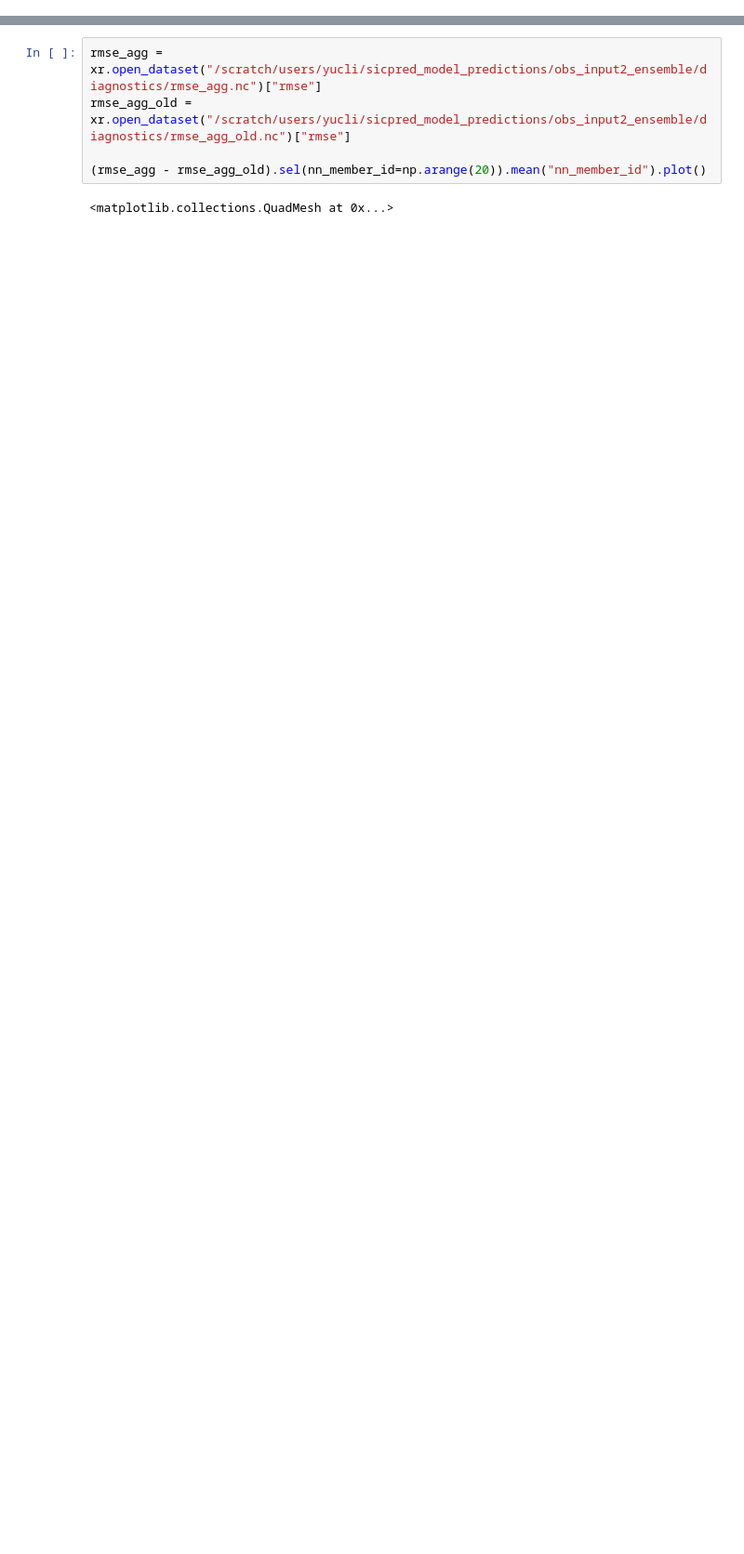
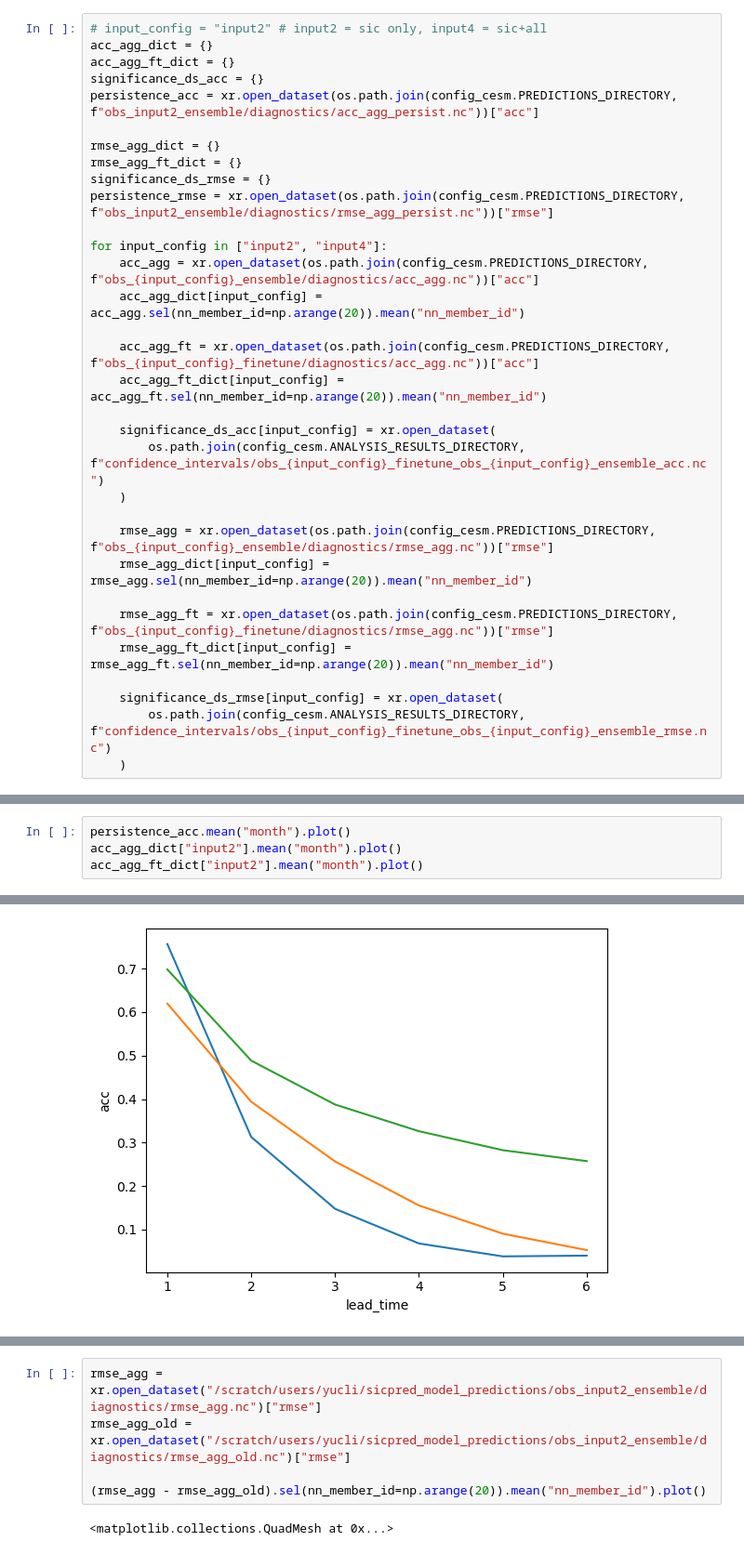
Before and after one commit to ychnli/sicpred, a Jupyter notebook: exp3_figures.ipynb, the cells around one changed output, grey strips where cells are left out. Shown at 93% size. Drawn from its saved outputs; the diff is of its cells as text; blank space fills up the shorter version.

```diff
--- a/exp3_figures.ipynb
+++ b/exp3_figures.ipynb
@@ -43,0 +39,32 @@ acc_agg_old = xr.open_dataset("/scratch/users/yucli/sicpred_model_predictions/ob
+# %%
+# input_config = "input2" # input2 = sic only, input4 = sic+all
+acc_agg_dict = {}
+acc_agg_ft_dict = {}
+significance_ds_acc = {}
+persistence_acc = xr.open_dataset(os.path.join(config_cesm.PREDICTIONS_DIRECTORY, f"obs_input2_ensemble/diagnostics/acc_agg_persist.nc"))["acc"]
+
+rmse_agg_dict = {}
+rmse_agg_ft_dict = {}
+significance_ds_rmse = {}
+persistence_rmse = xr.open_dataset(os.path.join(config_cesm.PREDICTIONS_DIRECTORY, f"obs_input2_ensemble/diagnostics/rmse_agg_persist.nc"))["rmse"]
+
+for input_config in ["input2", "input4"]:
+    acc_agg = xr.open_dataset(os.path.join(config_cesm.PREDICTIONS_DIRECTORY, f"obs_{input_config}_ensemble/diagnostics/acc_agg.nc"))["acc"]
+    acc_agg_dict[input_config] = acc_agg.sel(nn_member_id=np.arange(20)).mean("nn_member_id")
+
+    acc_agg_ft = xr.open_dataset(os.path.join(config_cesm.PREDICTIONS_DIRECTORY, f"obs_{input_config}_finetune/diagnostics/acc_agg.nc"))["acc"]
+    acc_agg_ft_dict[input_config] = acc_agg_ft.sel(nn_member_id=np.arange(20)).mean("nn_member_id")
+
+    significance_ds_acc[input_config] = xr.open_dataset(
+        os.path.join(config_cesm.ANALYSIS_RESULTS_DIRECTORY, f"confidence_intervals/obs_{input_config}_finetune_obs_{input_config}_ensemble_acc.nc")
+    )
+
+    rmse_agg = xr.open_dataset(os.path.join(config_cesm.PREDICTIONS_DIRECTORY, f"obs_{input_config}_ensemble/diagnostics/rmse_agg.nc"))["rmse"]
+    rmse_agg_dict[input_config] = rmse_agg.sel(nn_member_id=np.arange(20)).mean("nn_member_id")
+
+    rmse_agg_ft = xr.open_dataset(os.path.join(config_cesm.PREDICTIONS_DIRECTORY, f"obs_{input_config}_finetune/diagnostics/rmse_agg.nc"))["rmse"]
+    rmse_agg_ft_dict[input_config] = rmse_agg_ft.sel(nn_member_id=np.arange(20)).mean("nn_member_id")
+
+    significance_ds_rmse[input_config] = xr.open_dataset(
+        os.path.join(config_cesm.ANALYSIS_RESULTS_DIRECTORY, f"confidence_intervals/obs_{input_config}_finetune_obs_{input_config}_ensemble_rmse.nc")
+    )
@@ -43,0 +193,5 @@ acc_agg_old = xr.open_dataset("/scratch/users/yucli/sicpred_model_predictions/ob
+# %%
+persistence_acc.mean("month").plot()
+acc_agg_dict["input2"].mean("month").plot()
+acc_agg_ft_dict["input2"].mean("month").plot()
+# %% [output]
@@ -43,0 +199 @@ acc_agg_old = xr.open_dataset("/scratch/users/yucli/sicpred_model_predictions/ob
+[figure, added]
```
Also changed, not shown: parts of 10 cells of this notebook, 10 other files.
